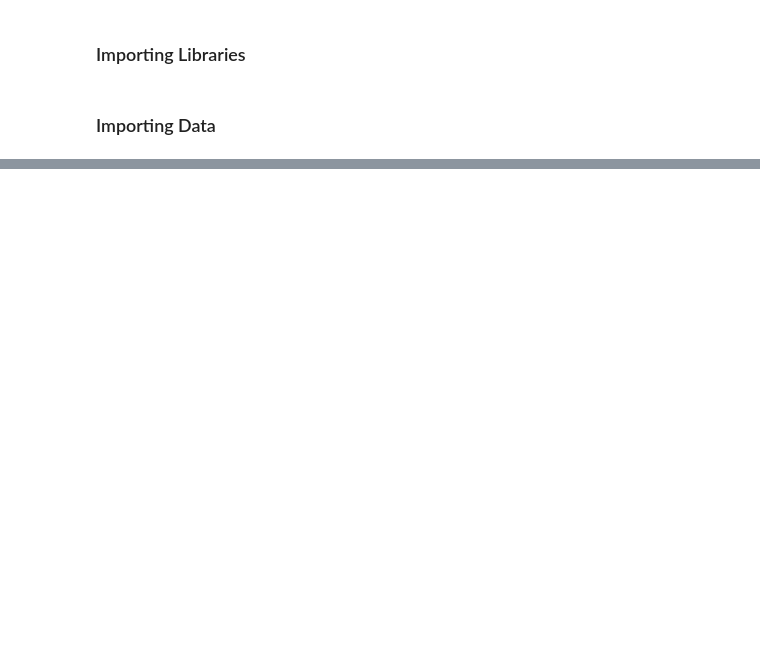
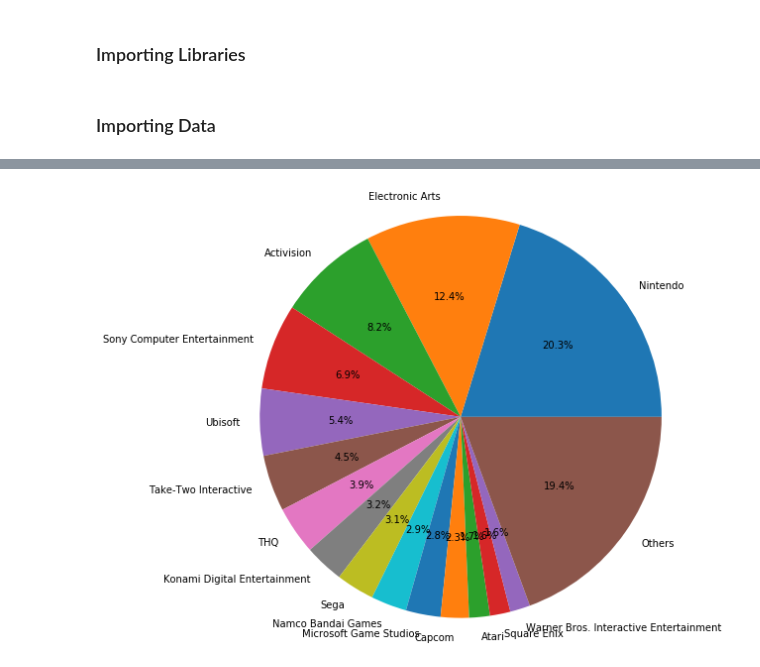
Before and after one commit to MatheusMAssis/Data-Analysis-Game-Sales, a Jupyter notebook: AnalysisNotebook/visualizations.ipynb, the cells around one changed output, grey strips where cells are left out. Cells and saved outputs as stored; diff of their text form; code cells hidden in the pictures; blank space fills up the shorter version.

Commit message:
adding first visualization

```diff
--- a/AnalysisNotebook/visualizations.ipynb
+++ b/AnalysisNotebook/visualizations.ipynb
@@ -113,0 +37,13 @@ As we can see, from Global Sales, we have a massive almost **50%** of the 16291
+# %%
+df_globalsales_by_publisher = visualization_df.copy()
+df_globalsales_by_publisher = df_globalsales_by_publisher[["Publisher", "Global_Sales"]]
+df_globalsales_by_publisher = pd.DataFrame(df_globalsales_by_publisher.groupby('Publisher')['Global_Sales'].sum())
+# %%
+top15_publishers_df = df_globalsales_by_publisher.sort_values(by="Global_Sales", ascending=False)[:15]
+# %%
+others_row = df_globalsales_by_publisher.sort_values(by="Global_Sales", ascending=False)[15:].sum()
+others_row.index = ["Others"]
+# %%
+top15_copy = pd.concat([top15_publishers_df, others_row])
+top15_copy.loc["Others"]["Global_Sales"] = top15_copy.loc["Others"][0]
+top15_publishers_df = top15_copy.drop(0, axis="columns")
@@ -113,0 +70,8 @@ As we can see, from Global Sales, we have a massive almost **50%** of the 16291
+# %%
+fig, ax = plt.subplots(figsize=(8, 8))
+ax.pie(top15_publishers_df.Global_Sales, labels=top15_publishers_df.index, autopct='%1.1f%%', radius=1)
+ax.axis('equal')
+
+plt.show()
+# %% [output]
+[figure, added]
```
Also changed, not shown: parts of 24 cells of this notebook.
